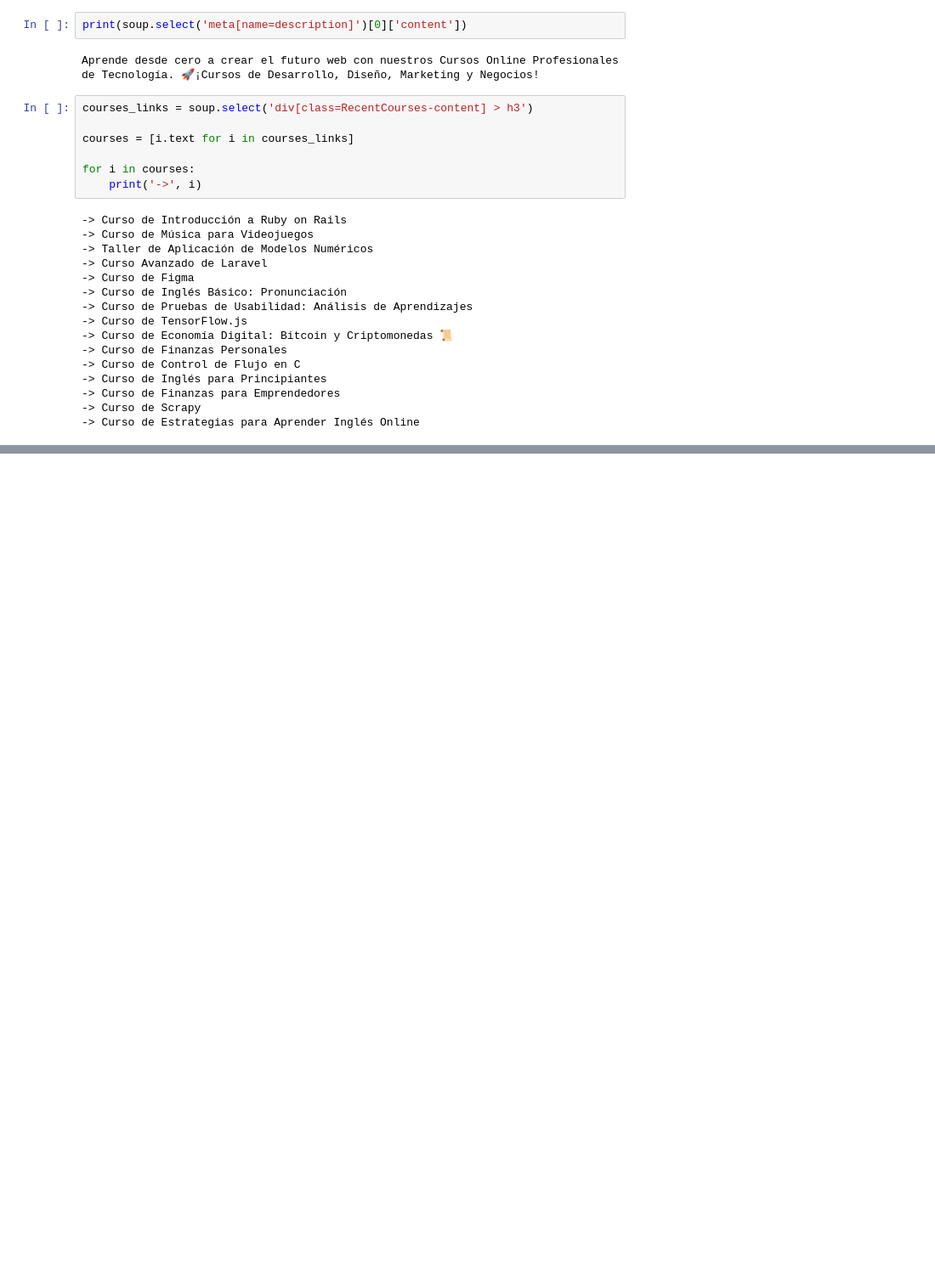
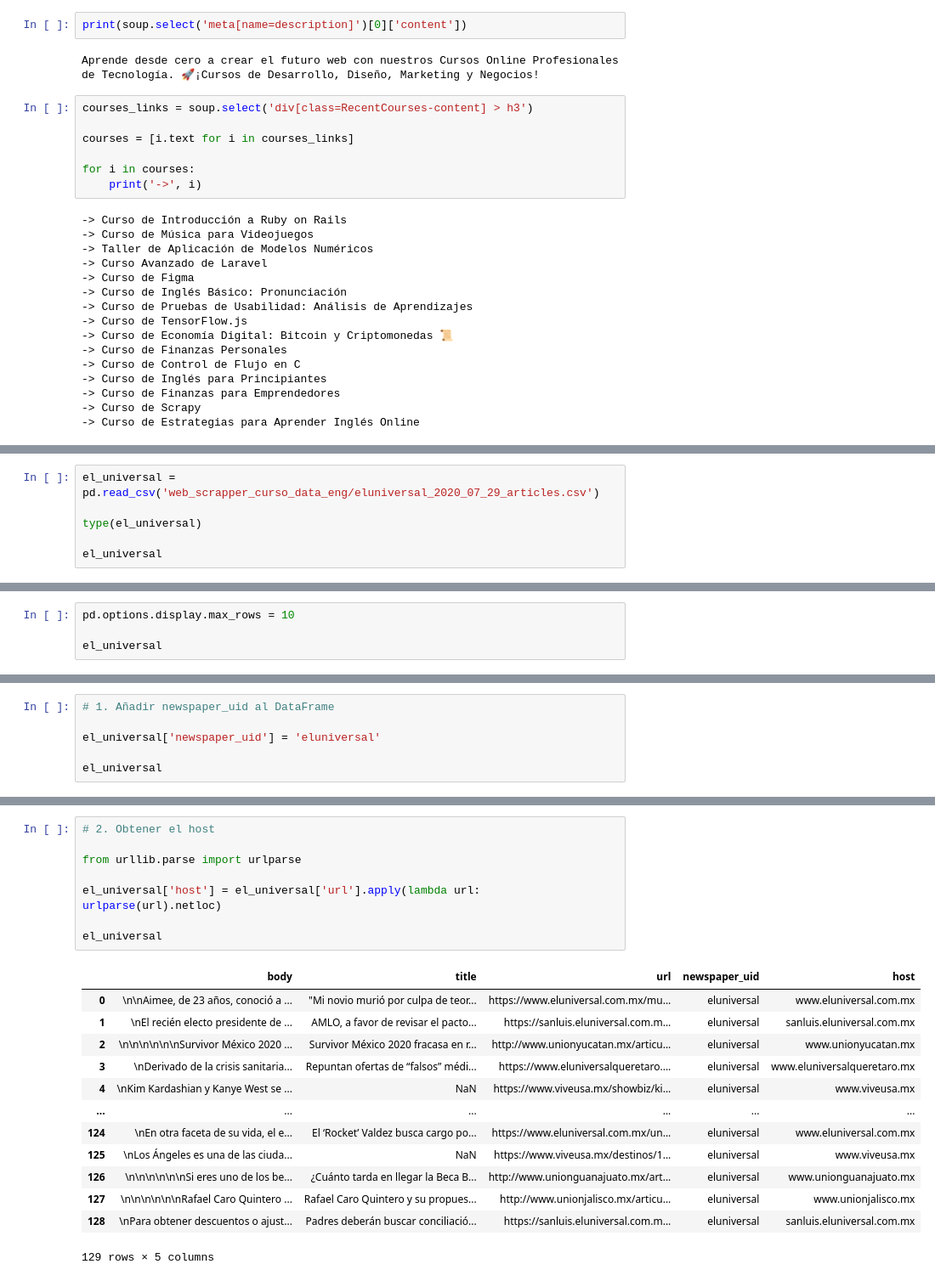
Before and after one commit to FernandoTorresL/Curso_Ing_Datos_Python, a Jupyter notebook: Platzi data live.ipynb, the cells around one changed output, grey strips where cells are left out. Shown at 85% size. Cells and saved outputs as stored; diff of their text form; blank space fills up the shorter version.

```diff
--- a/Platzi data live.ipynb
+++ b/Platzi data live.ipynb
@@ -123,0 +172,6 @@ for i in courses:
+# %%
+el_universal = pd.read_csv('web_scrapper_curso_data_eng/eluniversal_2020_07_29_articles.csv')
+
+type(el_universal)
+
+el_universal
@@ -123,0 +204,4 @@ for i in courses:
+# %%
+pd.options.display.max_rows = 10
+
+el_universal
@@ -123,0 +306,6 @@ for i in courses:
+# %%
+# 1. Añadir newspaper_uid al DataFrame
+
+el_universal['newspaper_uid'] = 'eluniversal'
+
+el_universal
@@ -123,0 +326,22 @@ for i in courses:
+# %%
+# 2. Obtener el host
+
+from urllib.parse import urlparse
+
+el_universal['host'] = el_universal['url'].apply(lambda url: urlparse(url).netloc)
+
+el_universal
+# %% [output]
+|  | body | title | url | newspaper_uid | host |
+| 0 | \n\nAimee, de 23 años, conoció a ... | "Mi novio murió por culpa de teor... | https://www.eluniversal.com.mx/mu... | eluniversal | www.eluniversal.com.mx |
+| 1 | \nEl recién electo presidente de ... | AMLO, a favor de revisar el pacto... | https://sanluis.eluniversal.com.m... | eluniversal | sanluis.eluniversal.com.mx |
+| 2 | \n\n\n\n\n\nSurvivor México 2020 ... | Survivor México 2020 fracasa en r... | http://www.unionyucatan.mx/articu... | eluniversal | www.unionyucatan.mx |
+| 3 | \nDerivado de la crisis sanitaria... | Repuntan ofertas de “falsos” médi... | https://www.eluniversalqueretaro.... | eluniversal | www.eluniversalqueretaro.mx |
+| 4 | \nKim Kardashian y Kanye West se ... | NaN | https://www.viveusa.mx/showbiz/ki... | eluniversal | www.viveusa.mx |
+| ... | ... | ... | ... | ... | ... |
+| 124 | \nEn otra faceta de su vida, el e... | El ‘Rocket’ Valdez busca cargo po... | https://www.eluniversal.com.mx/un... | eluniversal | www.eluniversal.com.mx |
+| 125 | \nLos Ángeles es una de las ciuda... | NaN | https://www.viveusa.mx/destinos/1... | eluniversal | www.viveusa.mx |
+| 126 | \n\n\n\n\n\nSi eres uno de los be... | ¿Cuánto tarda en llegar la Beca B... | http://www.unionguanajuato.mx/art... | eluniversal | www.unionguanajuato.mx |
+| 127 | \n\n\n\n\n\nRafael Caro Quintero ... | Rafael Caro Quintero y su propues... | http://www.unionjalisco.mx/articu... | eluniversal | www.unionjalisco.mx |
+| 128 | \nPara obtener descuentos o ajust... | Padres deberán buscar conciliació... | https://sanluis.eluniversal.com.m... | eluniversal | sanluis.eluniversal.com.mx |
+129 rows × 5 columns
```
Also changed, not shown: parts of 22 cells of this notebook, 1 other file.
